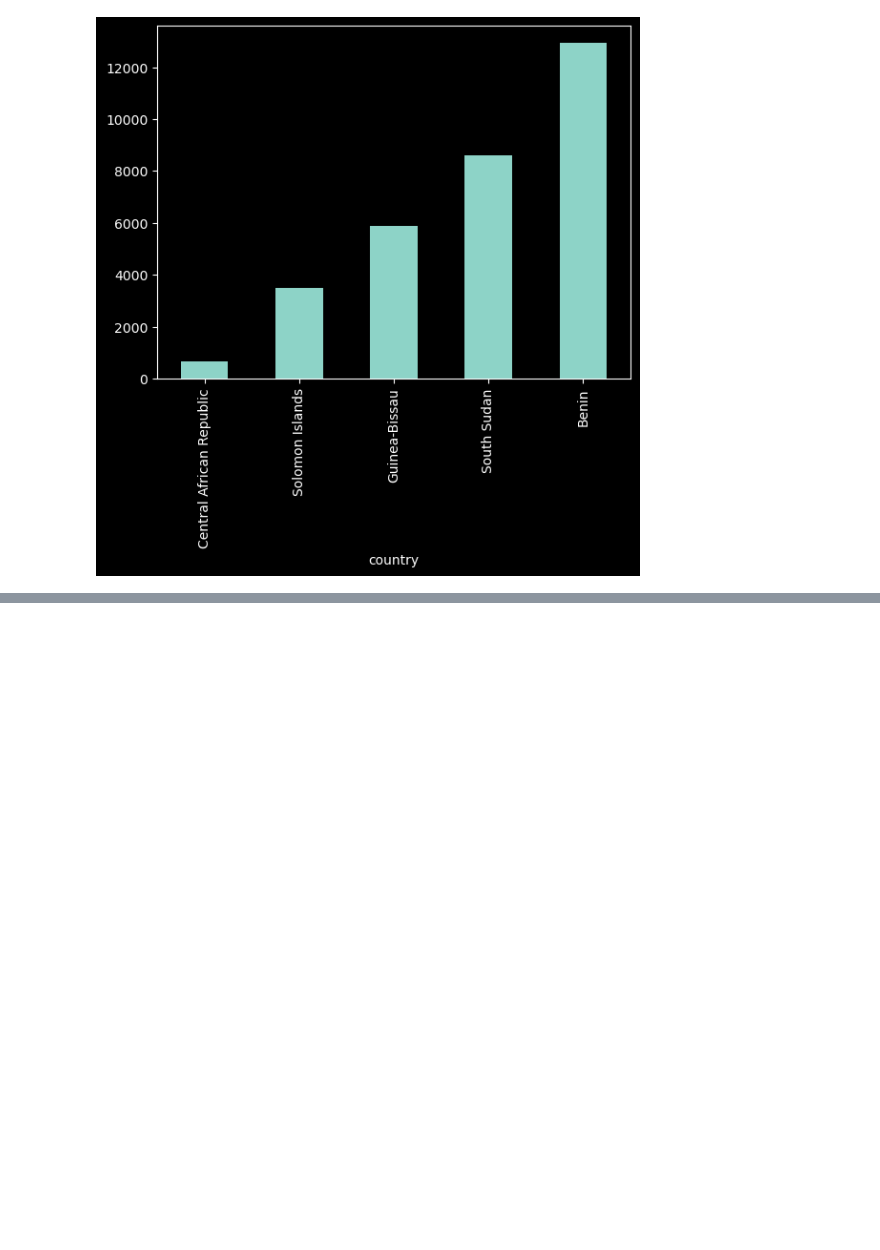
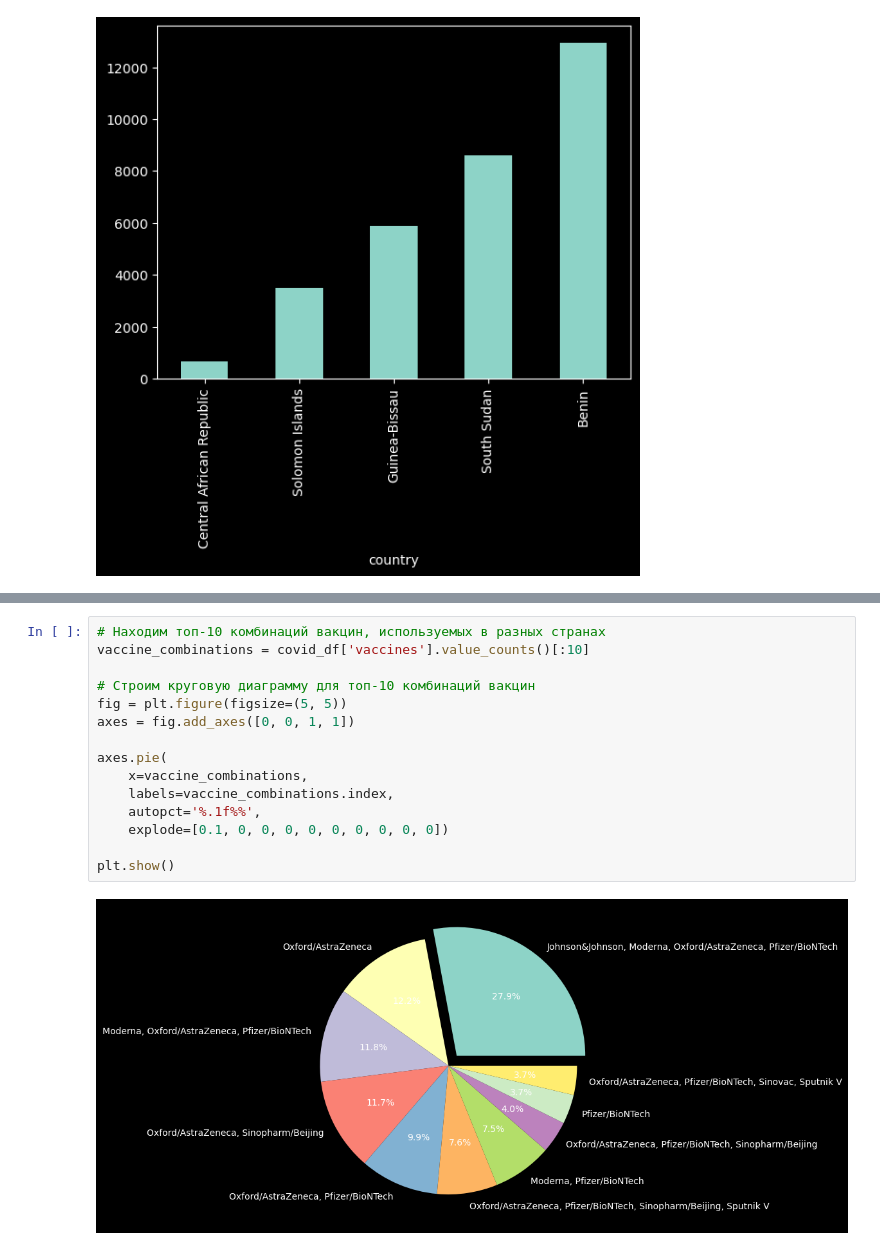
Before and after one commit to thetitorenko/sf_dspr_code, a Jupyter notebook: 01-block/06-python_13/06-python_13.ipynb, the cells around one changed output, grey strips where cells are left out. Cells and saved outputs as stored; diff of their text form; blank space fills up the shorter version.

```diff
--- a/01-block/06-python_13/06-python_13.ipynb
+++ b/01-block/06-python_13/06-python_13.ipynb
@@ -221,0 +241,17 @@ plt.show()
+# %%
+# Находим топ-10 комбинаций вакцин, используемых в разных странах
+vaccine_combinations = covid_df['vaccines'].value_counts()[:10]
+
+# Строим круговую диаграмму для топ-10 комбинаций вакцин
+fig = plt.figure(figsize=(5, 5))
+axes = fig.add_axes([0, 0, 1, 1])
+
+axes.pie(
+    x=vaccine_combinations,
+    labels=vaccine_combinations.index,
+    autopct='%.1f%%',
+    explode=[0.1, 0, 0, 0, 0, 0, 0, 0, 0, 0])
+
+plt.show()
+# %% [output]
+[figure, added]
```
Also changed, not shown: parts of 7 cells of this notebook.
